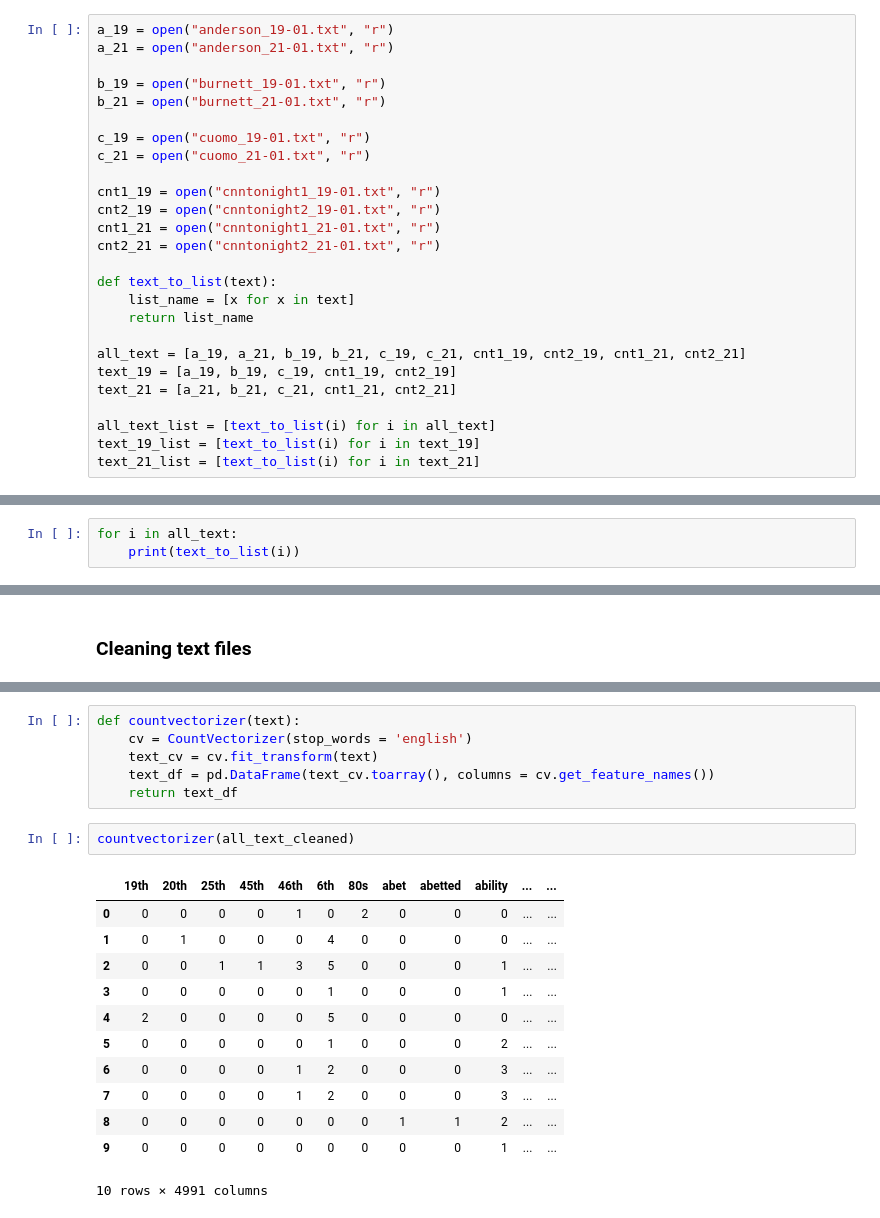
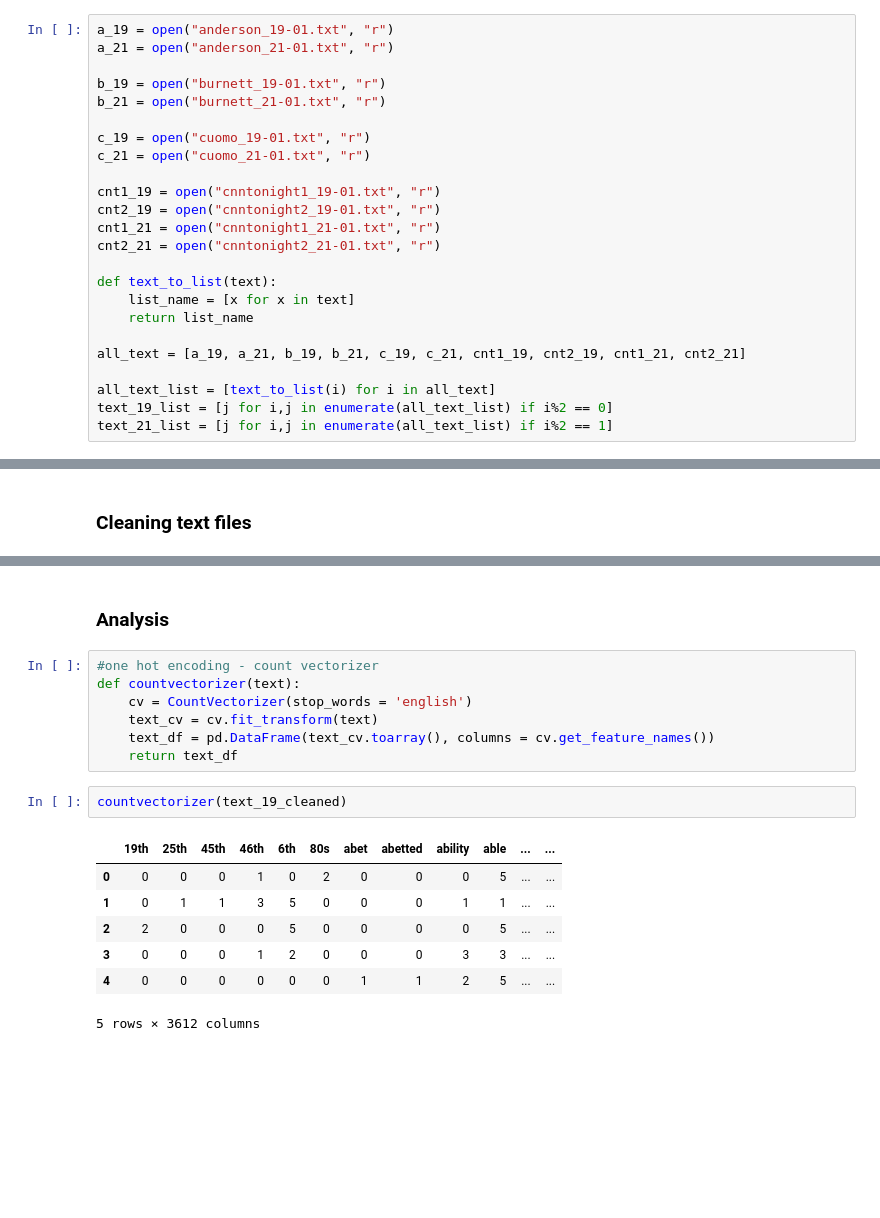
Before and after one commit to florence26/CNN-News-NLP-Analysis, a Jupyter notebook: CNN NLP.ipynb, the cells around one changed output, grey strips where cells are left out. Drawn from its saved outputs; the diff is of its cells as text; blank space fills up the shorter version.

```diff
--- a/CNN NLP.ipynb
+++ b/CNN NLP.ipynb
@@ -38,9 +44,7 @@ def text_to_list(text):
     return list_name
 
 all_text = [a_19, a_21, b_19, b_21, c_19, c_21, cnt1_19, cnt2_19, cnt1_21, cnt2_21]
-text_19 = [a_19, b_19, c_19, cnt1_19, cnt2_19]
-text_21 = [a_21, b_21, c_21, cnt1_21, cnt2_21]
 
 all_text_list = [text_to_list(i) for i in all_text]
-text_19_list = [text_to_list(i) for i in text_19]
-text_21_list = [text_to_list(i) for i in text_21]
+text_19_list = [j for i,j in enumerate(all_text_list) if i%2 == 0]
+text_21_list = [j for i,j in enumerate(all_text_list) if i%2 == 1]
@@ -51,3 +50,0 @@ text_19_list
-# %%
-for i in all_text:
-    print(text_to_list(i))
@@ -93,25 +86,23 @@ def cleaning(combined_text):
 all_text_cleaned = [cleaning(i) for i in all_text_combined]
 text_19_cleaned = [cleaning(i) for i in text_19_combined]
 text_21_cleaned = [cleaning(i) for i in text_21_combined]
+# %% [markdown]
+### Analysis
 # %%
+#one hot encoding - count vectorizer
 def countvectorizer(text):
     cv = CountVectorizer(stop_words = 'english')
     text_cv = cv.fit_transform(text)
     text_df = pd.DataFrame(text_cv.toarray(), columns = cv.get_feature_names())
     return text_df
 # %%
-countvectorizer(all_text_cleaned)
+countvectorizer(text_19_cleaned)
 # %% [output]
-|  | 19th | 20th | 25th | 45th | 46th | 6th | 80s | abet | abetted | ability | ... | ... |
-| 0 | 0 | 0 | 0 | 0 | 1 | 0 | 2 | 0 | 0 | 0 | ... | ... |
-| 1 | 0 | 1 | 0 | 0 | 0 | 4 | 0 | 0 | 0 | 0 | ... | ... |
-| 2 | 0 | 0 | 1 | 1 | 3 | 5 | 0 | 0 | 0 | 1 | ... | ... |
-| 3 | 0 | 0 | 0 | 0 | 0 | 1 | 0 | 0 | 0 | 1 | ... | ... |
-| 4 | 2 | 0 | 0 | 0 | 0 | 5 | 0 | 0 | 0 | 0 | ... | ... |
-| 5 | 0 | 0 | 0 | 0 | 0 | 1 | 0 | 0 | 0 | 2 | ... | ... |
-| 6 | 0 | 0 | 0 | 0 | 1 | 2 | 0 | 0 | 0 | 3 | ... | ... |
-| 7 | 0 | 0 | 0 | 0 | 1 | 2 | 0 | 0 | 0 | 3 | ... | ... |
-| 8 | 0 | 0 | 0 | 0 | 0 | 0 | 0 | 1 | 1 | 2 | ... | ... |
-| 9 | 0 | 0 | 0 | 0 | 0 | 0 | 0 | 0 | 0 | 1 | ... | ... |
+|  | 19th | 25th | 45th | 46th | 6th | 80s | abet | abetted | ability | able | ... | ... |
+| 0 | 0 | 0 | 0 | 1 | 0 | 2 | 0 | 0 | 0 | 5 | ... | ... |
+| 1 | 0 | 1 | 1 | 3 | 5 | 0 | 0 | 0 | 1 | 1 | ... | ... |
+| 2 | 2 | 0 | 0 | 0 | 5 | 0 | 0 | 0 | 0 | 5 | ... | ... |
+| 3 | 0 | 0 | 0 | 1 | 2 | 0 | 0 | 0 | 3 | 3 | ... | ... |
+| 4 | 0 | 0 | 0 | 0 | 0 | 0 | 1 | 1 | 2 | 5 | ... | ... |
-10 rows × 4991 columns
+5 rows × 3612 columns
 # %%
```
Also changed, not shown: parts of 25 cells of this notebook.
